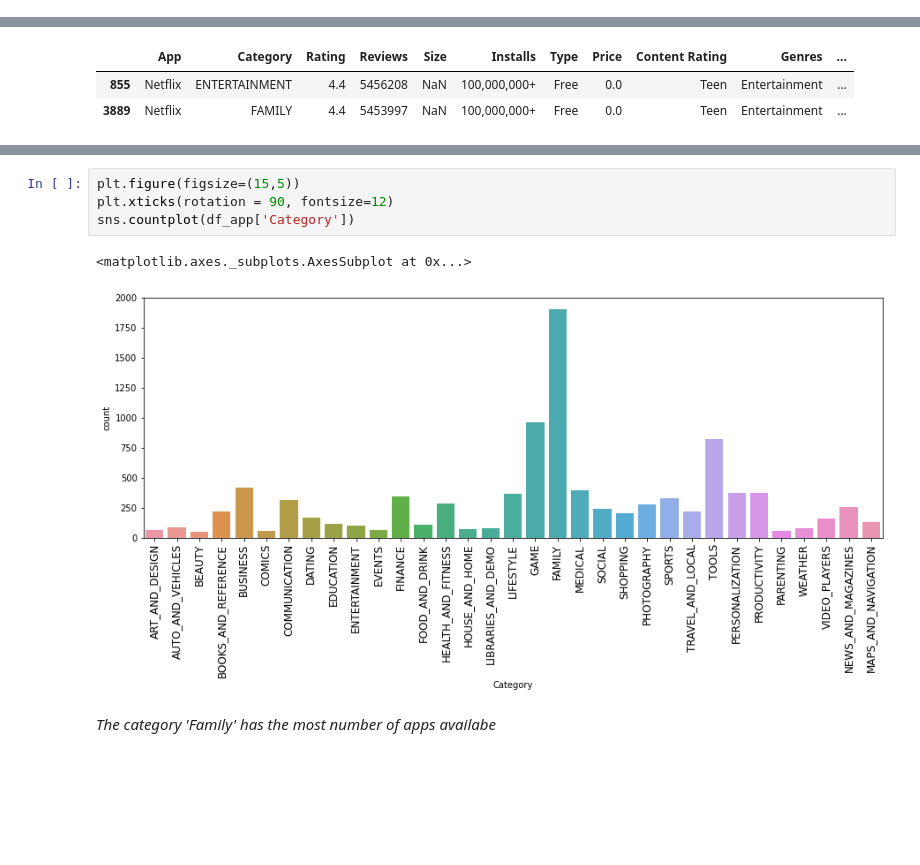
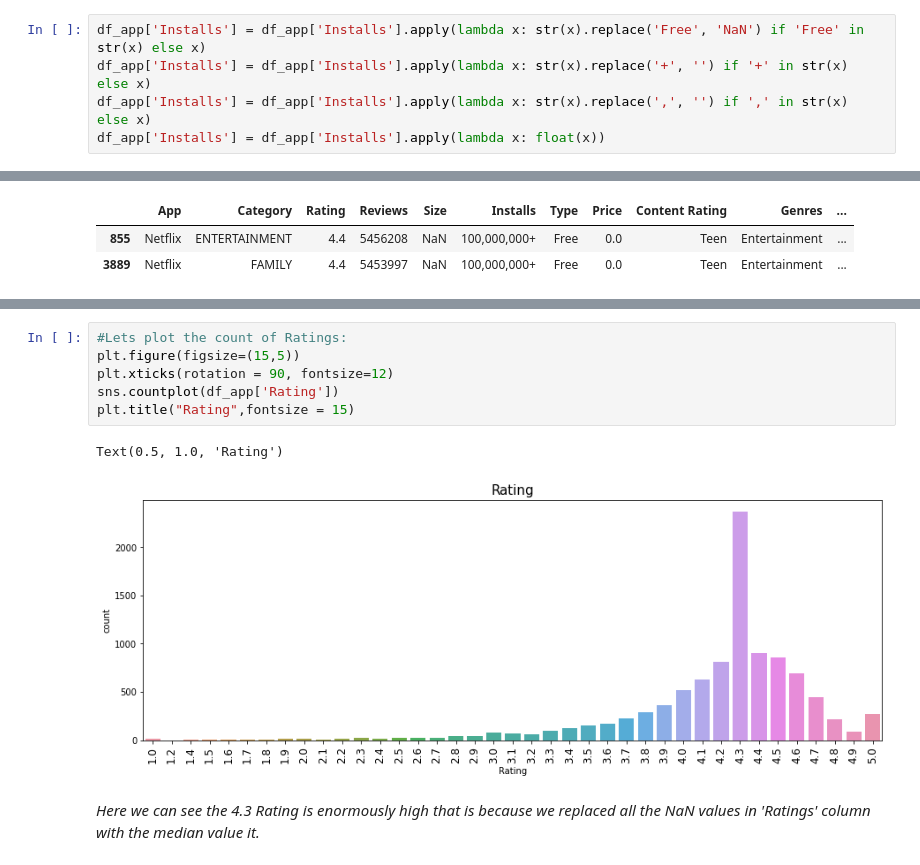
Before and after one commit to paulsoumyadip/eda_on_playstore_review, a Jupyter notebook: Play_Store_App_Review_Analysis_Capstone_Project.ipynb, the cells around one changed output, grey strips where cells are left out. Drawn from its saved outputs; the diff is of its cells as text; blank space fills up the shorter version.

```diff
--- a/Play_Store_App_Review_Analysis_Capstone_Project.ipynb
+++ b/Play_Store_App_Review_Analysis_Capstone_Project.ipynb
@@ -425,3 +447,8 @@ array([  0.  ,   4.99,   3.99,   6.99,   1.49,   2.99,   7.99,   5.99,
+# %%
+df_app['Installs'] = df_app['Installs'].apply(lambda x: str(x).replace('Free', 'NaN') if 'Free' in str(x) else x)
+df_app['Installs'] = df_app['Installs'].apply(lambda x: str(x).replace('+', '') if '+' in str(x) else x)
+df_app['Installs'] = df_app['Installs'].apply(lambda x: str(x).replace(',', '') if ',' in str(x) else x)
+df_app['Installs'] = df_app['Installs'].apply(lambda x: float(x))
 # %% [markdown]
 *We are almost done with the cleaning lets see if there are any duplicate values.*
 # %%
@@ -491,9 +667,11 @@ df_app[df_app['App'] == 'Netflix']
 # %%
+#Lets plot the count of Ratings:
 plt.figure(figsize=(15,5))
 plt.xticks(rotation = 90, fontsize=12)
-sns.countplot(df_app['Category'])
+sns.countplot(df_app['Rating'])
+plt.title("Rating",fontsize = 15)
 # %% [output]
-<matplotlib.axes._subplots.AxesSubplot at 0x...>
+Text(0.5, 1.0, 'Rating')
-[figure, old version]
+[figure, new version]
-# %% [markdown]
-*The category 'Family' has the most number of apps availabe*
+# %% [markdown]
+*Here we can see the 4.3 Rating is enormously high that is because we replaced all the NaN values in 'Ratings' column with the median value it.*
```
Also changed, not shown: parts of 47 cells of this notebook.
